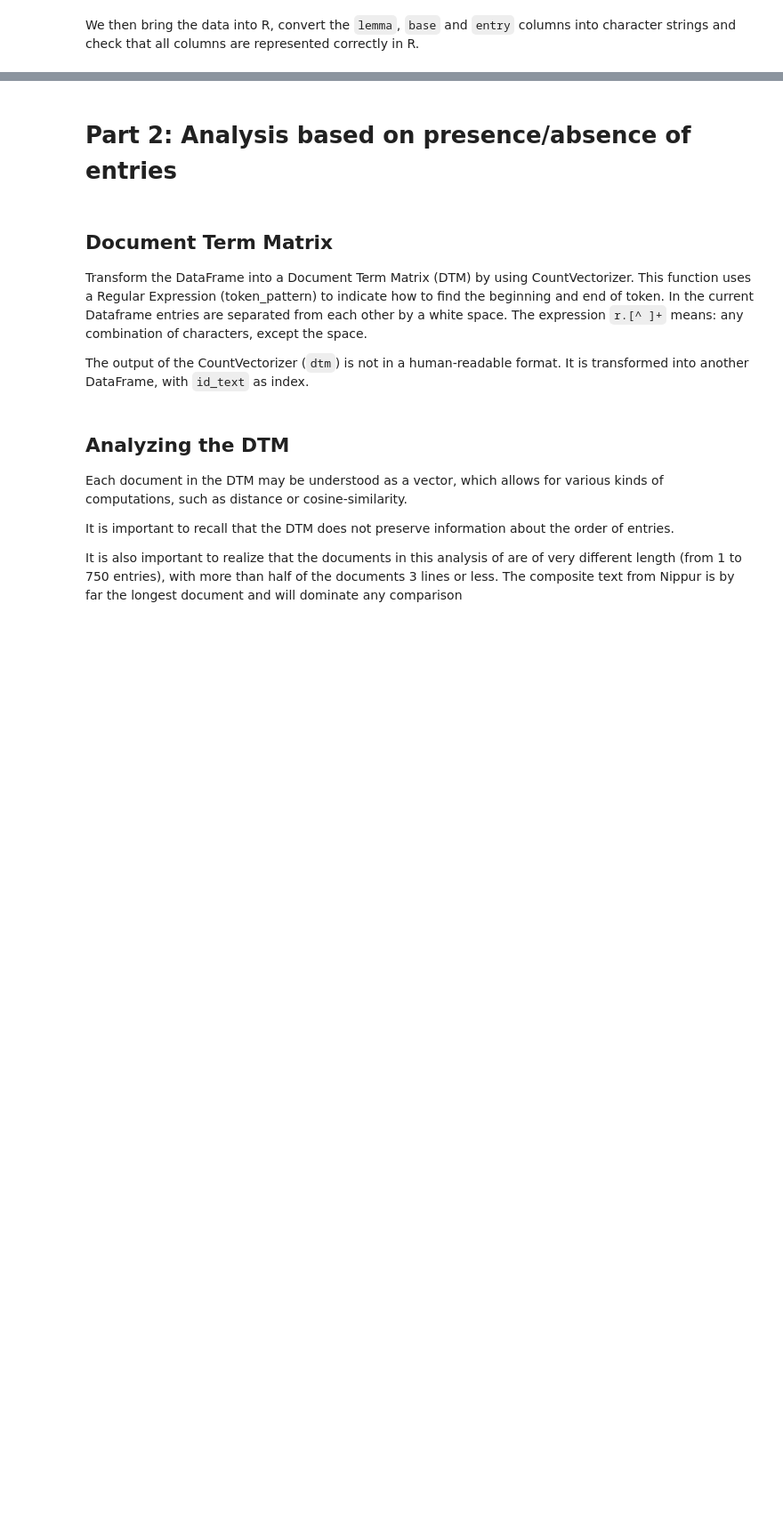
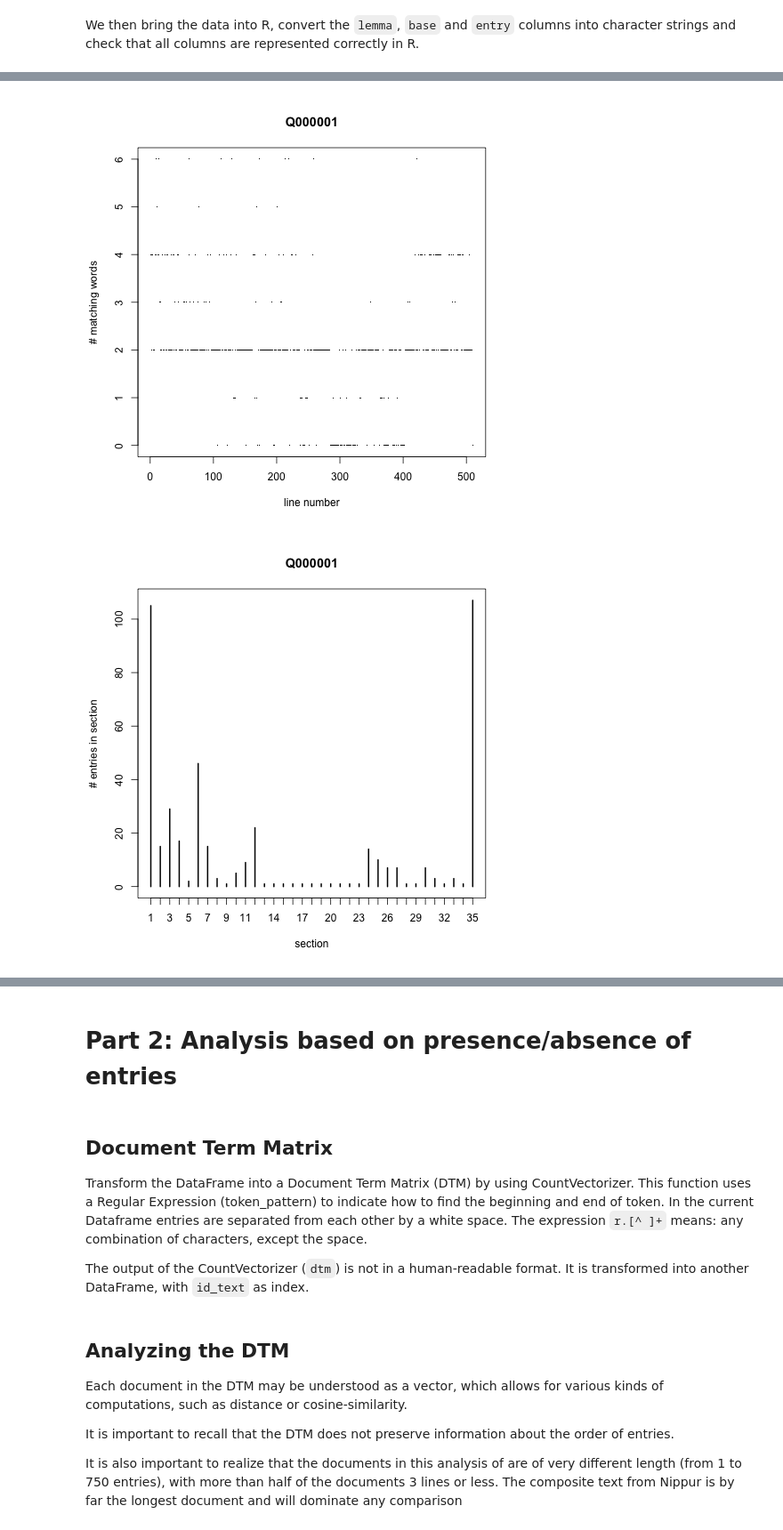
Before and after one commit to ErinBecker/digital-humanities-phylogenetics, a Jupyter notebook: scripts/exploration_OB_wood.ipynb, the cells around one changed output, grey strips where cells are left out. Shown at 89% size. Drawn from its saved outputs; the diff is of its cells as text; code cells hidden in the pictures; blank space fills up the shorter version.

Commit message:
add section def to notebook

```diff
--- a/scripts/exploration_OB_wood.ipynb
+++ b/scripts/exploration_OB_wood.ipynb
@@ -261,0 +420,13 @@ library("Rlibstree")
+# %%
+%%R
+
+setwd("/Users/ebecker/Box Sync/digital-humanities-phylogenetics/data/composite_texts/")
+
+Q1 = compare_entries("Q000001.csv", cutoff = 3, "Q000001_sections.csv")
+Q39 = compare_entries("Q000039.csv", cutoff = 3, "Q000039_sections.csv")
+Q40 = compare_entries("Q000040.csv", cutoff = 3, "Q000040_sections.csv")
+Q41 = compare_entries("Q000041.csv", cutoff = 3, "Q000041_sections.csv")
+Q42 = compare_entries("Q000042.csv", cutoff = 3, "Q000042_sections.csv")
+# %% [output]
+[figure, added]
+[figure, added]
```
Also changed, not shown: parts of 12 cells of this notebook, 2 other files.
